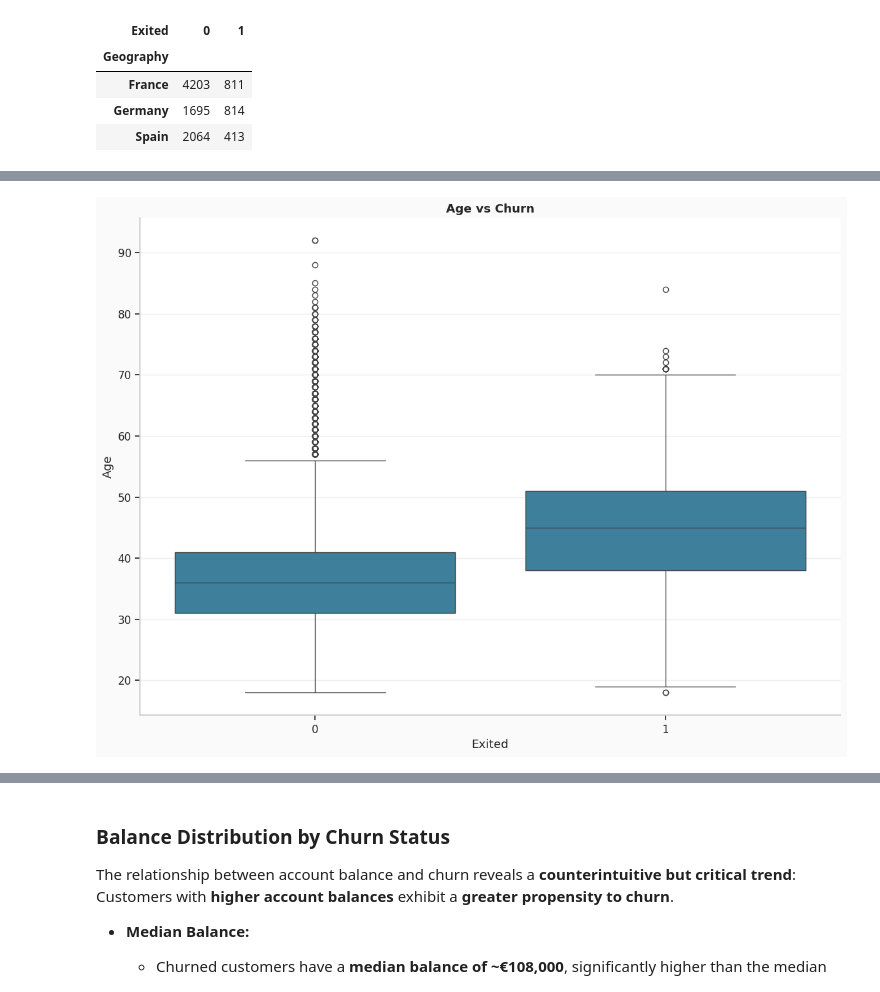
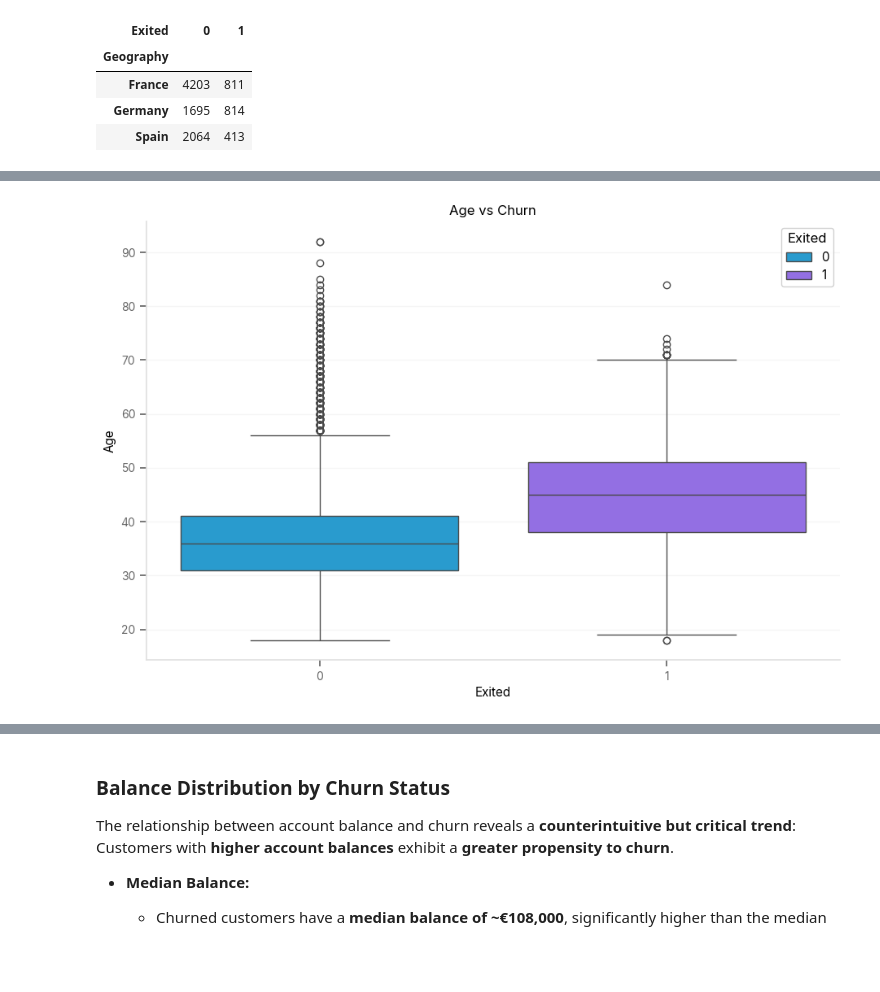
Before and after one commit to kannanjayachandran/churn-compass, a Jupyter notebook: notebooks/BankCustomerChurn.ipynb, the cells around one changed output, grey strips where cells are left out. Drawn from its saved outputs; the diff is of its cells as text; code cells hidden in the pictures; blank space fills up the shorter version.

```diff
--- a/notebooks/BankCustomerChurn.ipynb
+++ b/notebooks/BankCustomerChurn.ipynb
@@ -130,5 +135,5 @@ sns.set_context("notebook", font_scale=1.1, rc={"lines.linewidth": 2.5})
 # %%
-df = pd.read_csv(DATA_FILE, low_memory=False)
+df = pd.read_csv(DATA_FILE, engine="pyarrow", dtype_backend="pyarrow")
 # %%
 df.head()
 # %% [output]
@@ -303,18 +311,3 @@ object_cols.describe().T
 | Geography | 10000 | 3 | France | 5014 |
 | Gender | 10000 | 2 | Male | 5457 |
 | Card Type | 10000 | 4 | DIAMOND | 2507 |
-# %%
-# quick sanity checks
-checks = []
-if "Age" in df.columns:
-    neg_ages = (df["Age"] < 0).sum()
-    checks.append(f"Negative ages: {neg_ages}")
-if "Balance" in df.columns:
-    neg_bal = (df["Balance"] < 0).sum()
-    checks.append(f"Negative balances: {neg_bal}")
-if "CreditScore" in df.columns:
-    out_of_range_cs = ((df["CreditScore"] < 0) | (df["CreditScore"] > 1000)).sum()
-    checks.append(f"CreditScore out-of-0..1000 range: {out_of_range_cs}")
-if checks:
-    for c in checks:
-        print(" -", c)
@@ -497,8 +511,8 @@ The stark difference in churn rates, particularly in **Germany**, raises importa
 - Compare **marketing and retention strategies** across regions to pinpoint differences that may explain the disparity.
 # %%
 # Age vs Churn (box)
-sns.boxplot(x="Exited", y="Age", data=df)
+sns.boxplot(x="Exited", y="Age", hue="Exited", data=df)
 plt.title("Age vs Churn")
 plt.show()
 # %% [output]
-[figure, old version]
+[figure, new version]
```
Also changed, not shown: parts of 62 cells of this notebook.
